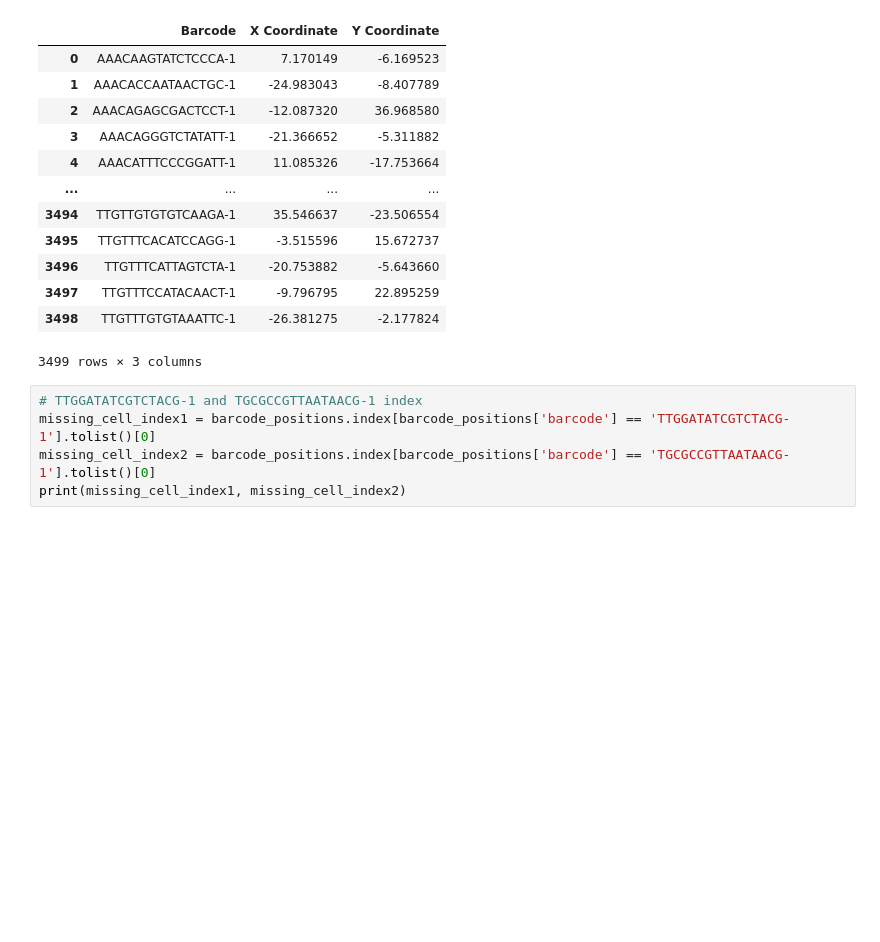
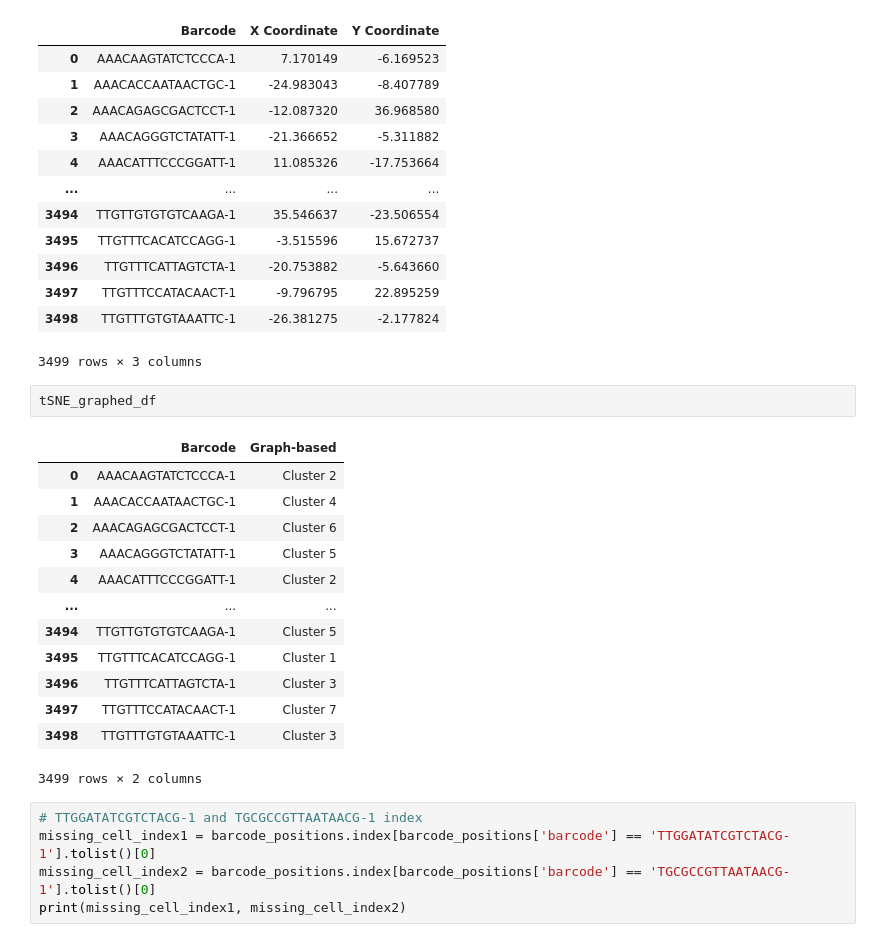
Before and after one commit to ScheWann/A-Part-to-Whole-Circular-Cell-Explorer, a Jupyter notebook: RedesignChallenge/Python/GeneProcess.ipynb, the cells around one changed output. Cells and saved outputs as stored; diff of their text form; blank space fills up the shorter version.

```diff
--- a/RedesignChallenge/Python/GeneProcess.ipynb
+++ b/RedesignChallenge/Python/GeneProcess.ipynb
@@ -80,6 +79,22 @@ tSNE_df
 | 3497 | TTGTTTCCATACAACT-1 | -9.796795 | 22.895259 |
 | 3498 | TTGTTTGTGTAAATTC-1 | -26.381275 | -2.177824 |
 3499 rows × 3 columns
+# %%
+tSNE_graphed_df
+# %% [output]
+|  | Barcode | Graph-based |
+| 0 | AAACAAGTATCTCCCA-1 | Cluster 2 |
+| 1 | AAACACCAATAACTGC-1 | Cluster 4 |
+| 2 | AAACAGAGCGACTCCT-1 | Cluster 6 |
+| 3 | AAACAGGGTCTATATT-1 | Cluster 5 |
+| 4 | AAACATTTCCCGGATT-1 | Cluster 2 |
+| ... | ... | ... |
+| 3494 | TTGTTGTGTGTCAAGA-1 | Cluster 5 |
+| 3495 | TTGTTTCACATCCAGG-1 | Cluster 1 |
+| 3496 | TTGTTTCATTAGTCTA-1 | Cluster 3 |
+| 3497 | TTGTTTCCATACAACT-1 | Cluster 7 |
+| 3498 | TTGTTTGTGTAAATTC-1 | Cluster 3 |
+3499 rows × 2 columns
 # %%
 # TTGGATATCGTCTACG-1 and TGCGCCGTTAATAACG-1 index
 missing_cell_index1 = barcode_positions.index[barcode_positions['barcode'] == 'TTGGATATCGTCTACG-1'].tolist()[0]
```
Also changed, not shown: parts of 5 cells of this notebook, 4 other files.
